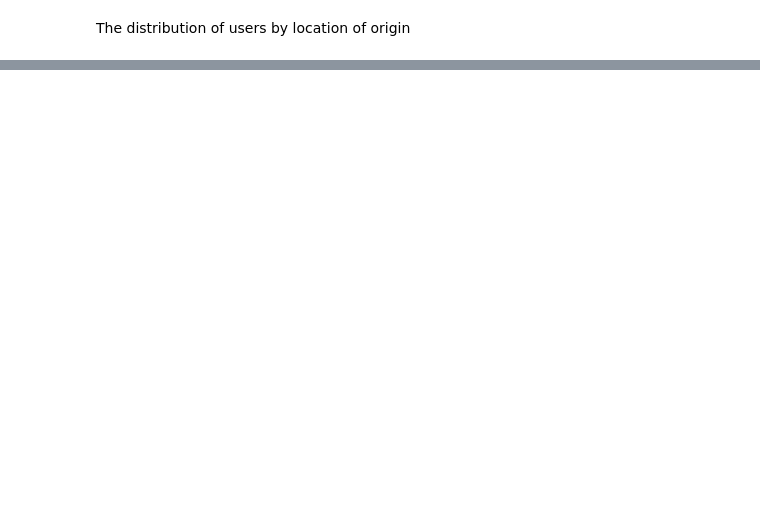
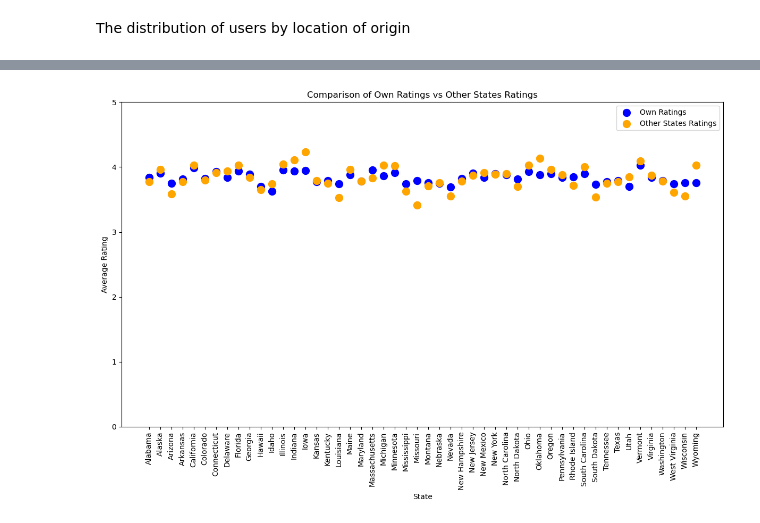
Before and after one commit to epfl-ada/ada-2024-project-x0x0, a Jupyter notebook: results.ipynb, the cells around one changed output, grey strips where cells are left out. Drawn from its saved outputs; the diff is of its cells as text; code cells hidden in the pictures; blank space fills up the shorter version.

```diff
--- a/results.ipynb
+++ b/results.ipynb
@@ -106,0 +228,37 @@ The number of beers produced by each b
+# %%
+#average ratings for each state when rating its own beer
+own_beer_ratings = US_ratings[US_ratings['user_state'] == US_ratings['beer_state']].groupby('beer_state')['avg'].mean()
+
+#total number of ratings per beer_state
+total_ratings_per_state = US_ratings.groupby('beer_state').size()
+
+#weighted average rating for each beer by other states
+other_state_ratings = US_ratings[US_ratings['user_state'] != US_ratings['beer_state']]
+other_state_avg_ratings = other_state_ratings.groupby('beer_state').apply(
+    lambda group: np.average(group['rating'], weights=group['user_state'].map(total_ratings_per_state))
+)
+
+ratings_comparison = pd.DataFrame({
+    'own_beer_avg': own_beer_ratings,
+    'other_states_avg': other_state_avg_ratings
+})
+
+ratings_comparison['other_states_avg'] = ratings_comparison['other_states_avg'].fillna(0)
+# %%
+plt.figure(figsize=(12, 8))
+
+plt.scatter(ratings_comparison.index, ratings_comparison['own_beer_avg'], label='Own Ratings', color='blue', s=100, zorder=2)
+plt.scatter(ratings_comparison.index, ratings_comparison['other_states_avg'], label='Other States Ratings', color='orange', s=100, zorder=2)
+
+
+plt.xlabel('State')
+plt.ylabel('Average Rating')
+plt.title('Comparison of Own Ratings vs Other States Ratings')
+plt.xticks(rotation=90)
+plt.ylim(0,5)
+plt.legend()
+plt.tight_layout()
+
+plt.show()
+# %% [output]
+[figure, added]
```
Also changed, not shown: parts of 29 cells of this notebook.
